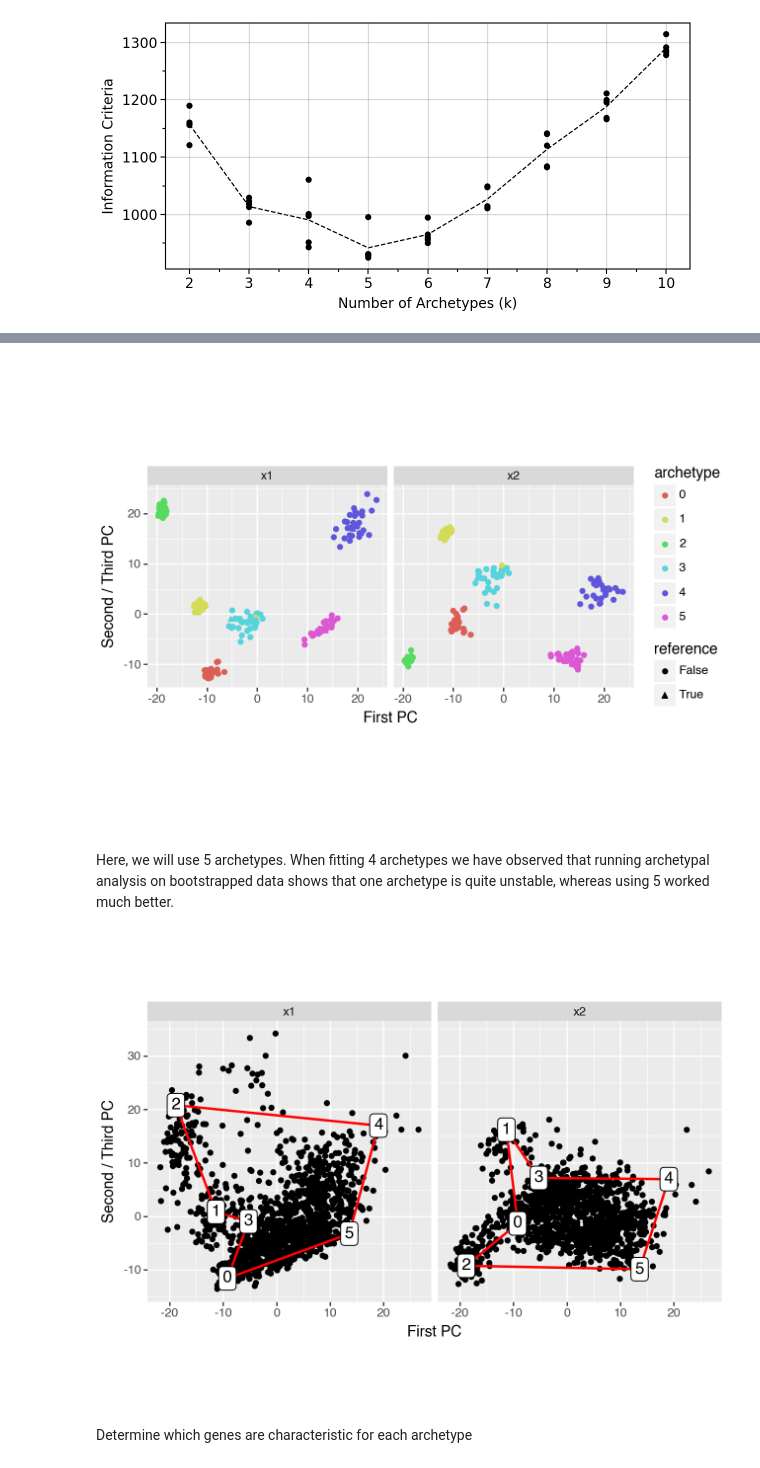
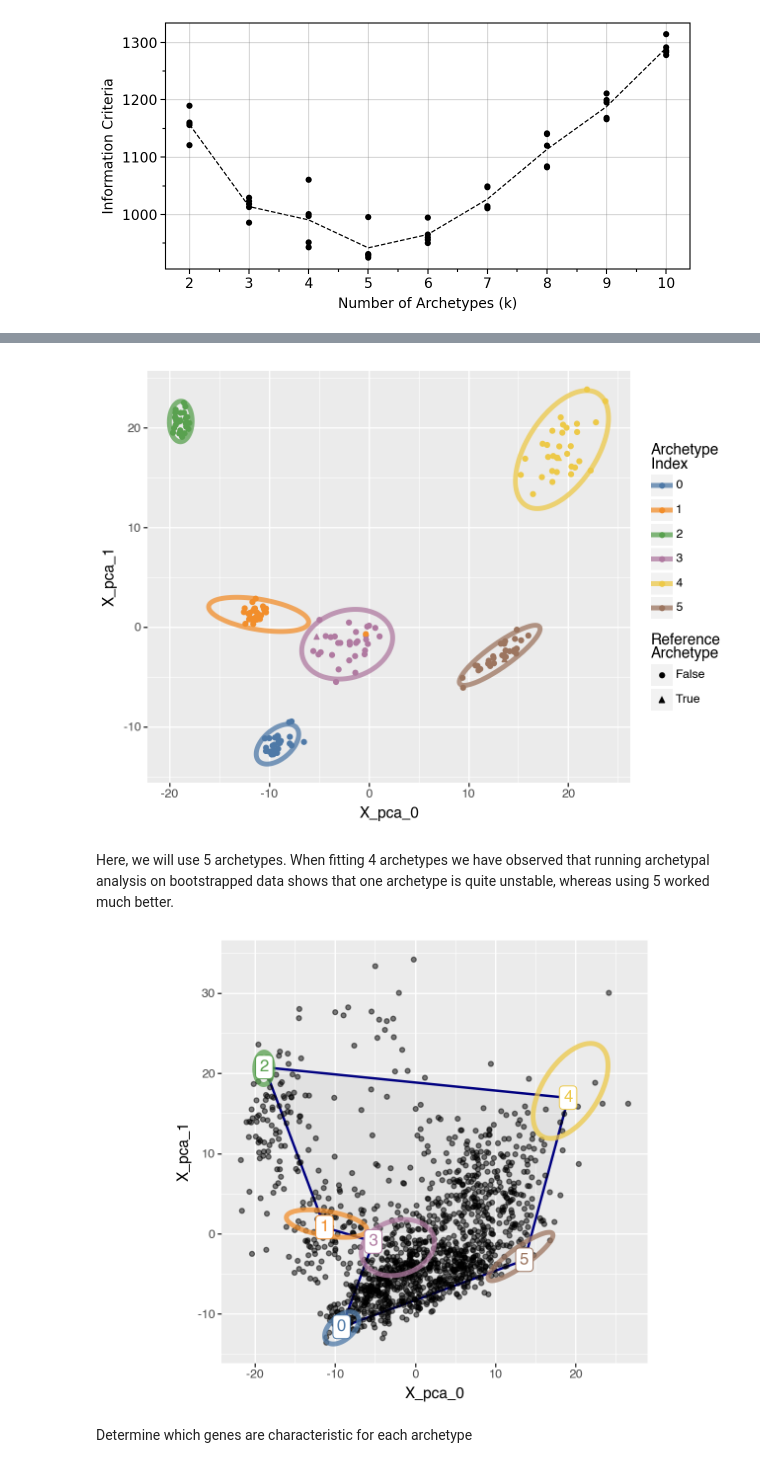
Before and after one commit to saezlab/ParTIpy, a Jupyter notebook: docs/notebooks/crosstalk.ipynb, the cells around one changed output, grey strips where cells are left out. Saved outputs shown, nothing was run; the diff lists cells and outputs as text; code cells hidden in the pictures.

Commit message:
adding contour lines based on the bootstrap variance, change specification of coreset algorithm, improving documentation

```diff
--- a/docs/notebooks/crosstalk.ipynb
+++ b/docs/notebooks/crosstalk.ipynb
@@ -49,14 +49,14 @@ pt.plot_bootstrap_variance(adata)
 # %%
-pt.plot_bootstrap_2D(adata, n_archetypes=6, show_two_panels=True)
+pt.plot_bootstrap_2D(adata, n_archetypes=6)
 # %% [output]
-[figure, old version]
+[figure, new version]
 # %% [markdown]
 Here, we will use 5 archetypes. When fitting 4 archetypes we have observed that running archetypal analysis on bootstrapped data shows that one archetype is quite unstable, whereas using 5 worked much better.
 # %%
 pt.compute_archetypes(adata, n_archetypes=6, verbose=False)
-pt.plot_archetypes_2D(adata=adata, show_two_panels=True)
+pt.plot_archetypes_2D(adata=adata, show_contours=True)
 # %% [output]
-[figure, old version]
+[figure, new version]
 # %% [markdown]
 Determine which genes are characteristic for each archetype
 # %%
```
Also changed, not shown: parts of 4 cells of this notebook, 19 other files.
